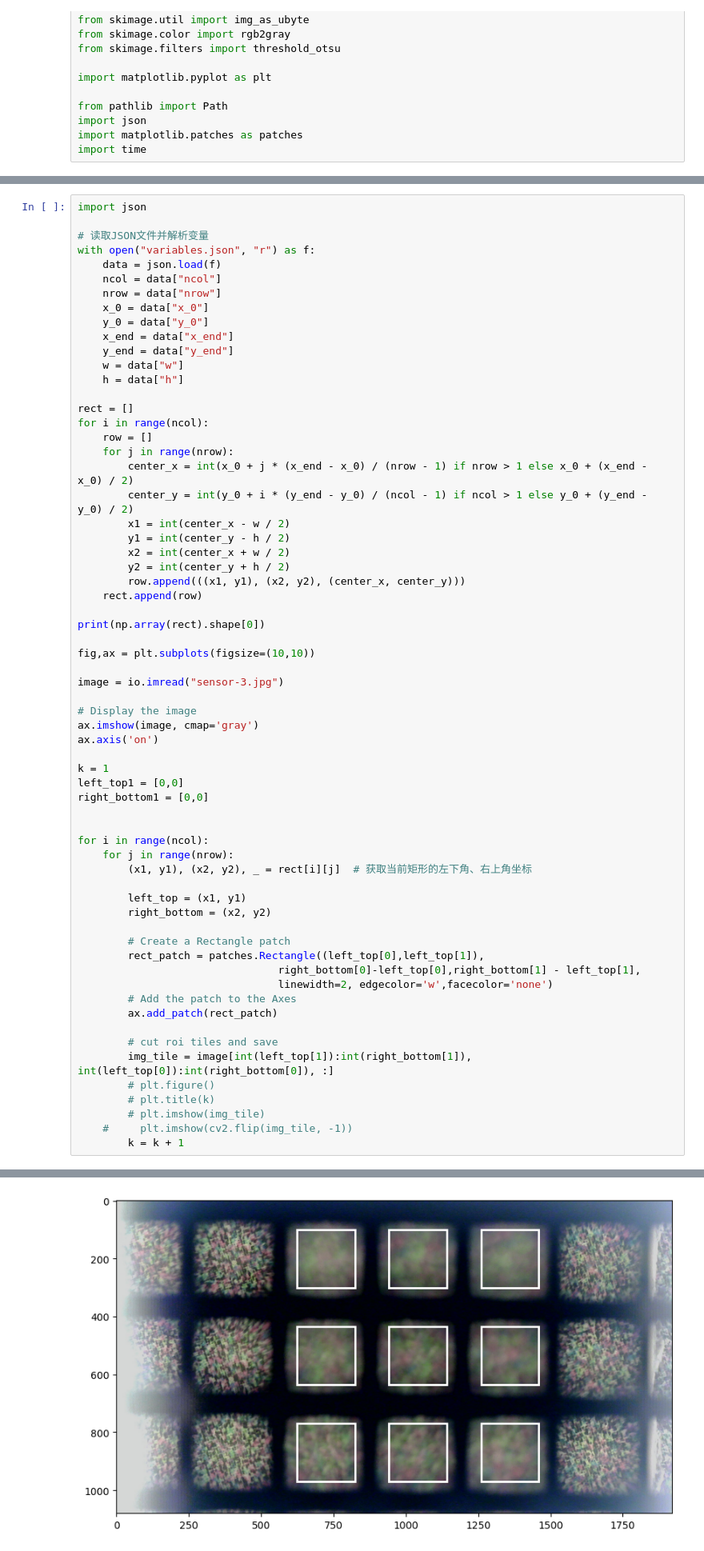
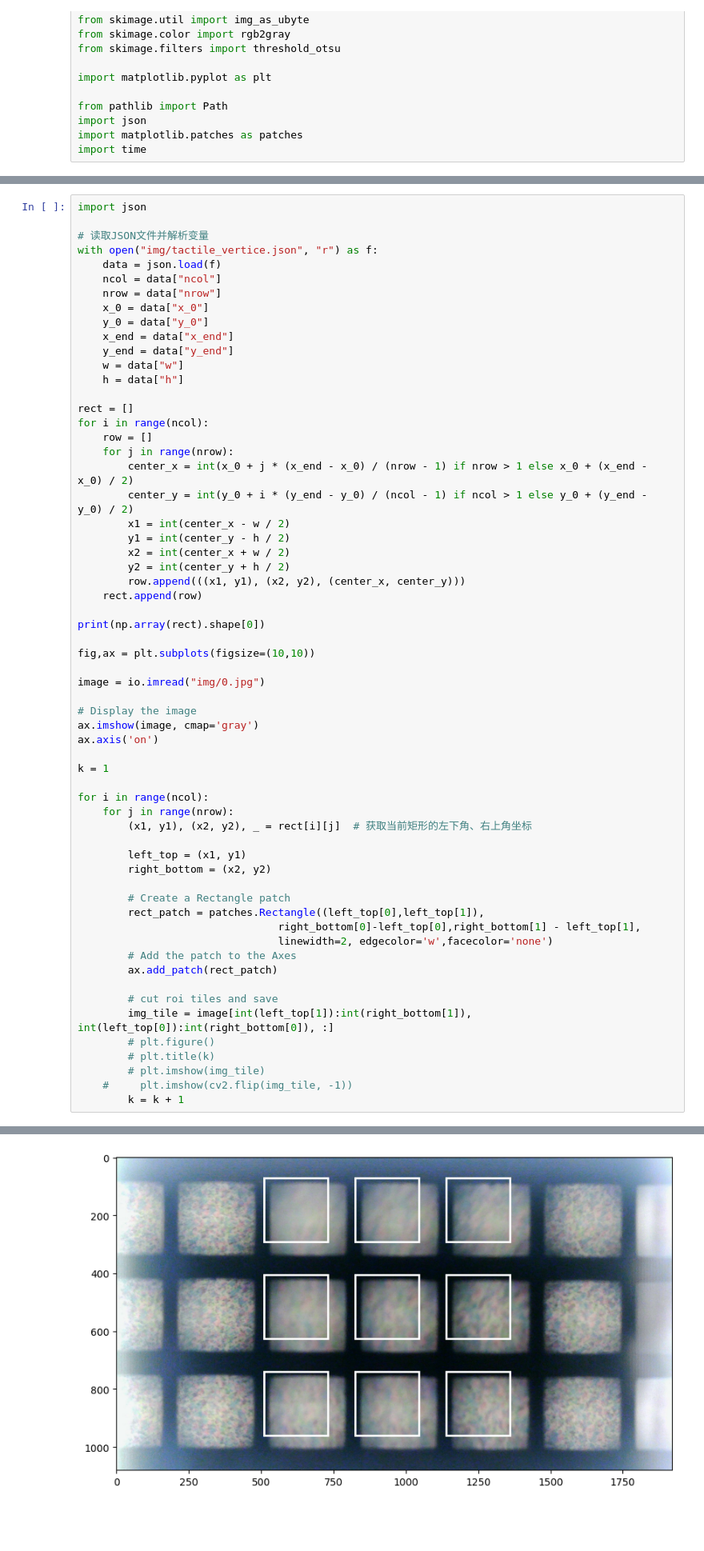
Before and after one commit to lluoan/image_stitch, a Jupyter notebook: img_stitch.ipynb, the cells around one changed output, grey strips where cells are left out. Shown at 80% size. Saved outputs shown, nothing was run; the diff lists cells and outputs as text; blank space fills up the shorter version.

```diff
--- a/img_stitch.ipynb
+++ b/img_stitch.ipynb
@@ -37,7 +35,7 @@ AttributeError: 'NoneType' object has no attribute 'shape'
 import json
 
 # 读取JSON文件并解析变量
-with open("variables.json", "r") as f:
+with open("img/tactile_vertice.json", "r") as f:
     data = json.load(f)
     ncol = data["ncol"]
     nrow = data["nrow"]
@@ -65,41 +63,38 @@ print(np.array(rect).shape[0])
 
 fig,ax = plt.subplots(figsize=(10,10))
 
-image = io.imread("sensor-3.jpg")
+image = io.imread("img/0.jpg")
 
 # Display the image
 ax.imshow(image, cmap='gray')
 ax.axis('on')
 
 k = 1
-left_top1 = [0,0]
-right_bottom1 = [0,0]
-
 
 for i in range(ncol):
     for j in range(nrow):
         (x1, y1), (x2, y2), _ = rect[i][j]  # 获取当前矩形的左下角、右上角坐标
 
         left_top = (x1, y1)
         right_bottom = (x2, y2)
 
         # Create a Rectangle patch
         rect_patch = patches.Rectangle((left_top[0],left_top[1]),
                                 right_bottom[0]-left_top[0],right_bottom[1] - left_top[1],
                                 linewidth=2, edgecolor='w',facecolor='none')
         # Add the patch to the Axes
         ax.add_patch(rect_patch)
 
         # cut roi tiles and save
         img_tile = image[int(left_top[1]):int(right_bottom[1]), int(left_top[0]):int(right_bottom[0]), :]
         # plt.figure()
         # plt.title(k)
         # plt.imshow(img_tile)
     #     plt.imshow(cv2.flip(img_tile, -1))
         k = k + 1
 # %% [output]
 3
-[figure, old version]
+[figure, new version]
 # %%
 vstack = []
 tile_list = []
```
Also changed, not shown: parts of 6 cells of this notebook, 26 other files.
